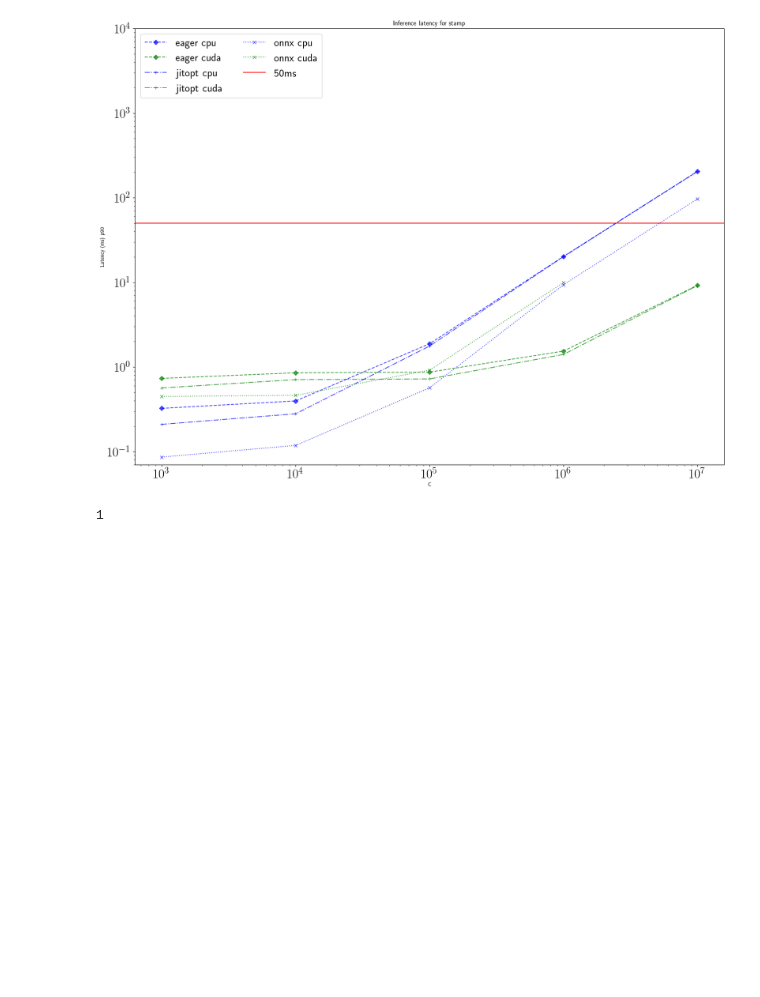
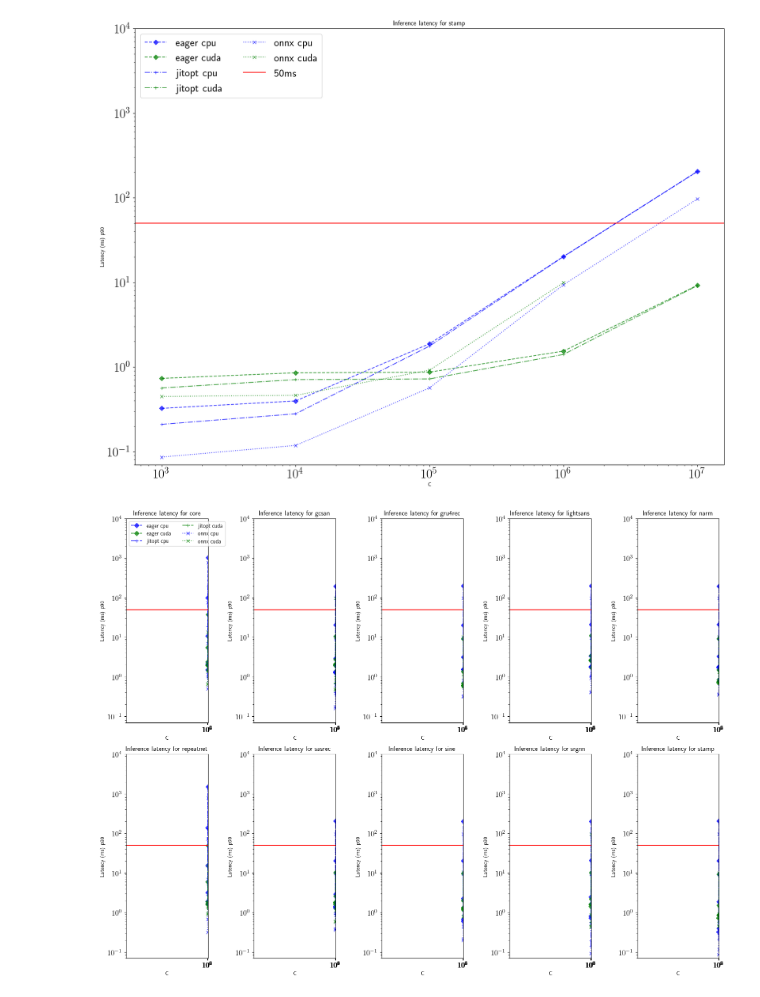
Before and after one commit to bkersbergen/etudelib, a Jupyter notebook: notebooks/300_benchmarking/Microbenchmark results.ipynb, the cells around one changed output. Drawn from its saved outputs; the diff is of its cells as text; code cells hidden in the pictures; blank space fills up the shorter version.

```diff
--- a/notebooks/300_benchmarking/Microbenchmark results.ipynb
+++ b/notebooks/300_benchmarking/Microbenchmark results.ipynb
@@ -8,7 +8,7 @@ import numpy as np
 import seaborn as sns
 
 matplotlib.rcParams['figure.figsize'] = (16.0, 12.0)
-plt.rcParams['pdf.fonttype'] = 42
+plt.rcParams['pdf.fonttype'] = 3
 plt.rc('text', usetex=True)
 plt.rcParams['font.sans-serif'] = "Arial"
 plt.rcParams['font.family'] = "sans-serif"
@@ -117,6 +114,55 @@ for model_name in model_names:
 [figure]
 [figure]
 # %%
-['aap', 'noot', 'mies'].index('noot')
+import matplotlib.ticker as ticker
+model_names =  ['core', 'gcsan', 'gru4rec', 'lightsans', 'narm', 'repeatnet', 'sasrec', 'sine', 'srgnn',
+                        'stamp']
+colors = [ 'b',  'g', 'r',  'w','c', 'm','y','k',]
+markers = ['D', '+','x','D']
+lss=['--','-.',':','-']
+
+runtimes = ['eager', 'jitopt', 'onnx']
+devices = ['cpu', 'cuda']
+datasource = 'bolcom'
+
+# We divide the 10 models over rows and columns
+rows=2
+cols=5
+fig, axs = plt.subplots(rows, cols)
+
+# Loop through each subplot and create multiple plots
+for i in range(rows):
+    for j in range(cols):
+        ax = axs[i, j]  # select the current axis
+        idx = i*cols+j
+        model_name = model_names[idx]
+        for runtime in runtimes:
+            for device in devices:
+                results = get_results(model_name, runtime, device, datasource)
+                if len(results) > 0:
+                    q90s = []
+                    cs = []
+                    for C, latency_df in results.items():
+                        filtered_df = latency_df[latency_df['DateTime'] >= (latency_df['DateTime'].min() + pd.Timedelta(seconds=5))]
+                        q90 = np.percentile(filtered_df['LatencyInMs'], q=[0.9])
+                        q90s.append(q90)
+                        cs.append(C)
+                    color = colors[devices.index(device)]
+                    marker = markers[runtimes.index(runtime)]
+                    ls = lss[runtimes.index(runtime)]
+                    ax.plot(cs, q90s, color=color, marker=marker, label=f'{runtime} {device}', linestyle=ls, alpha=0.7)
+        ax.set_title(f'Inference latency for {model_name}')
+        if idx == 0:
+            ax.legend(loc=2, fontsize=10, ncol=2)
+        ax.set_ylim([0.07, 1e4])
+        ax.axhline(y = 50, color = 'r', label = '50ms')
+        ax.tick_params(axis='both', which='major', labelsize=14)
+        ax.tick_params(axis='both', which='minor', labelsize=14)
+        ax.set_yscale('log')
+        ax.set_xscale('log')
+        ax.set_ylabel('Latency (ms) p90')
+        ax.set_xlabel('C')
+plt.tight_layout()  # adjust the spacing between subplots
+plt.show()  # display the figure
 # %% [output]
-1
+[figure, added]
```
Also changed, not shown: parts of 1 cell of this notebook, 10 other files.
